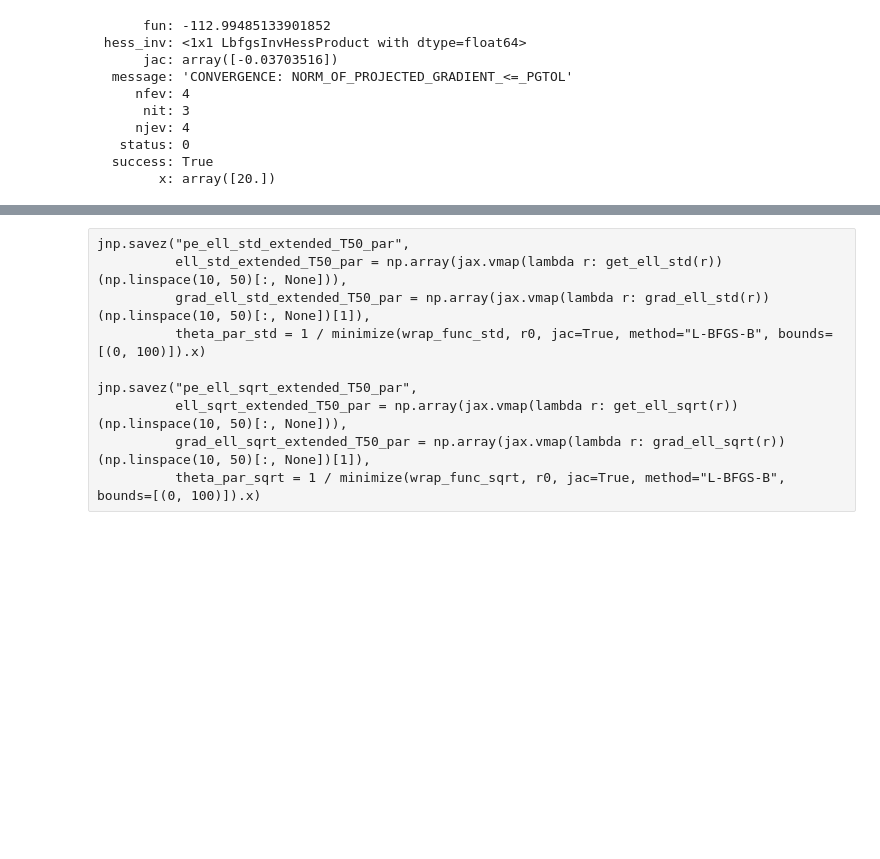
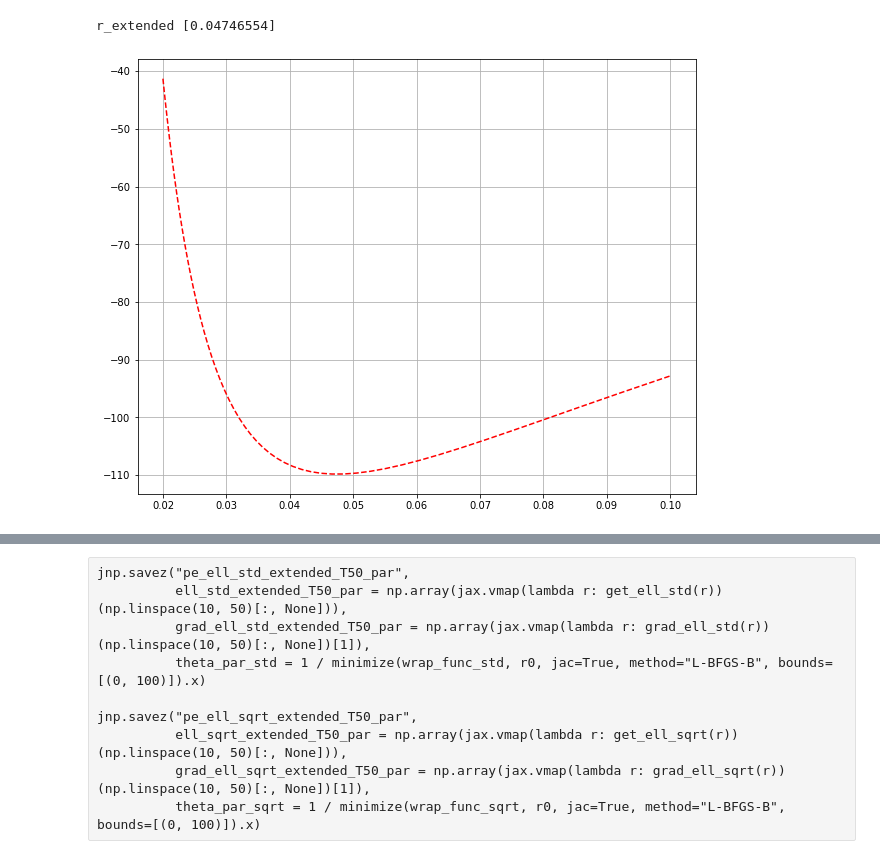
Before and after one commit to EEA-sensors/sqrt-parallel-smoothers, a Jupyter notebook: notebooks/experiment_bearing_only_param_estimation.ipynb, the cells around one changed output, grey strips where cells are left out. Drawn from its saved outputs; the diff is of its cells as text; code cells hidden in the pictures; blank space fills up the shorter version.

```diff
--- a/notebooks/experiment_bearing_only_param_estimation.ipynb
+++ b/notebooks/experiment_bearing_only_param_estimation.ipynb
@@ -43,8 +43,8 @@ positions = inverse_bearings(ys, s1, s2)
 states = jnp.concatenate([jnp.concatenate([jnp.zeros((1,2)), positions], axis = 0),
                           jnp.zeros((T+1,3))], axis = 1)
 
-initial_states =  MVNStandard(states,jnp.repeat(jnp.eye(5).reshape(1, 5, 5), T + 1, axis=0))
-initial_states_sqrt = MVNSqrt(states,jnp.repeat(jnp.eye(5).reshape(1, 5, 5), T + 1, axis=0))
+initial_states =  MVNStandard(states,0.1*jnp.repeat(jnp.eye(5).reshape(1, 5, 5), T + 1, axis=0))
+initial_states_sqrt = MVNSqrt(states,jnp.sqrt(0.1)*jnp.repeat(jnp.eye(5).reshape(1, 5, 5), T + 1, axis=0))
 
 
 sqrt_transition_model = FunctionalModel(transition_function, MVNSqrt(jnp.zeros((5,)), chol_Q))
@@ -178,17 +242,22 @@ gpu_grad_ell_sqrt = jax.jit(grad_ell_sqrt, backend="gpu")
-# %%
-def wrap_func_sqrt(r):
-    loss, grad_val = gpu_grad_ell_sqrt(r)
-    return np.array(loss, dtype=np.float64), np.array(grad_val, dtype=np.float64)
-r0 = np.array([15.])
-minimize(wrap_func_sqrt, r0, jac=True, method="L-BFGS-B", bounds=[(0,20)])
-# %% [output]
-      fun: -112.99485133901852
- hess_inv: <1x1 LbfgsInvHessProduct with dtype=float64>
-      jac: array([-0.03703516])
-  message: 'CONVERGENCE: NORM_OF_PROJECTED_GRADIENT_<=_PGTOL'
-     nfev: 4
-      nit: 3
-     njev: 4
-   status: 0
-  success: True
-        x: array([20.])
+# %%
+print("r_extended", r_extended_sqrt)
+print("r_cubature", r_cubature_sqrt)
+print("r_unscented", r_unscented_sqrt)
+print("r_gauss_hermite", r_gh_sqrt)
+# %% [output]
+r_extended [0.04746554]
+# %%
+# log-likelihood plot
+ell_extended_sqrt =  np.array(jax.vmap(lambda r: get_ell_sqrt_extended(r))(np.linspace(10, 50)[:, None]))
+ell_cubature_sqrt =  np.array(jax.vmap(lambda r: get_ell_sqrt_cubature(r))(np.linspace(10, 50)[:, None]))
+ell_unscented_sqrt =  np.array(jax.vmap(lambda r: get_ell_sqrt_unscented(r))(np.linspace(10, 50)[:, None]))
+ell_gh_sqrt =  np.array(jax.vmap(lambda r: get_ell_sqrt_gh(r))(np.linspace(10, 50)[:, None]))
+# %%
+plt.figure(figsize=(10,8))
+plt.plot(np.flip(1/np.linspace(10, 50)),np.flip(ell_extended_sqrt),'r--')
+plt.plot(np.flip(1/np.linspace(10, 50)),np.flip(ell_cubature_sqrt),'b')
+plt.plot(np.flip(1/np.linspace(10, 50)),np.flip(ell_unscented_sqrt))
+plt.plot(np.flip(1/np.linspace(10, 50)),np.flip(ell_gh_sqrt),'*')
+plt.grid()
+# %% [output]
+[figure, added]
```
Also changed, not shown: parts of 25 cells of this notebook, 1 other file.
